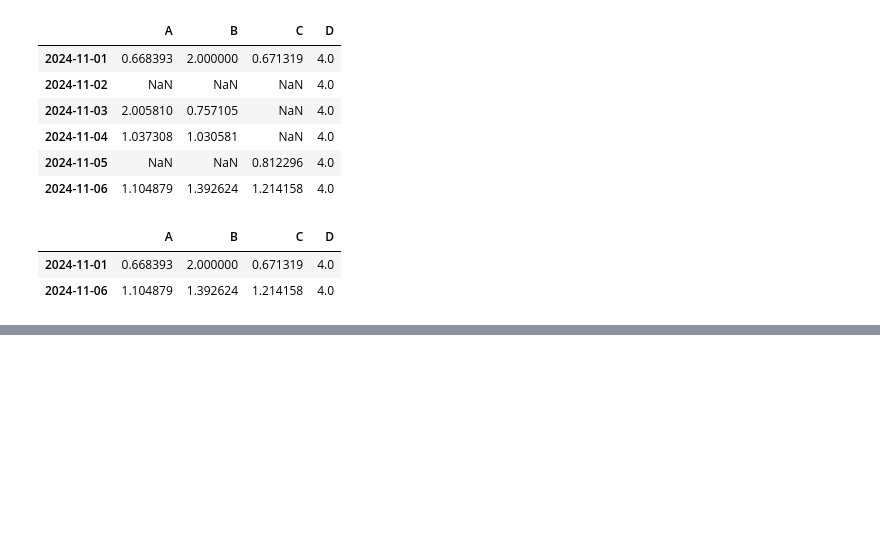
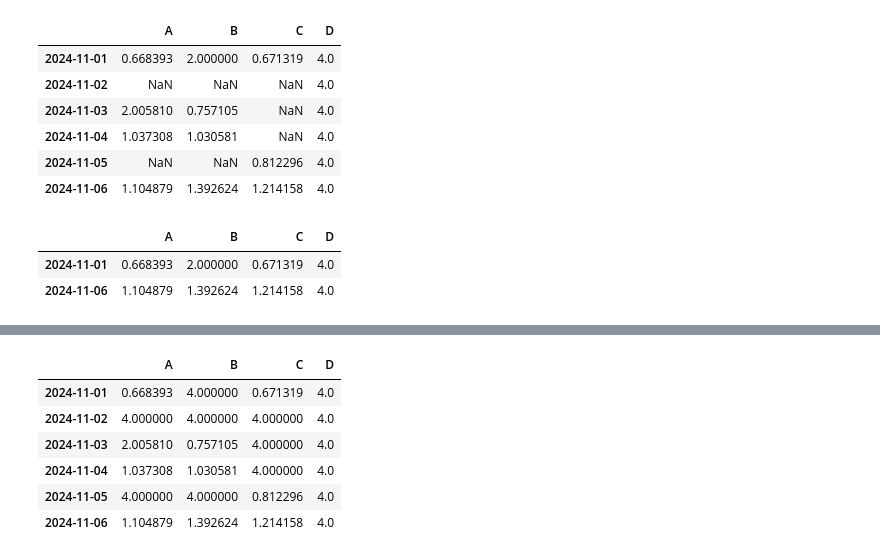
Before and after one commit to VenuVirparia/DAUP, a Jupyter notebook: lab_2.1.ipynb, the cells around one changed output, grey strips where cells are left out. Cells and saved outputs as stored; diff of their text form; code cells hidden in the pictures; blank space fills up the shorter version.

```diff
--- a/lab_2.1.ipynb
+++ b/lab_2.1.ipynb
@@ -420,0 +432,10 @@ df.dropna(how="any")
+# %%
+df.fillna(value=4)
+# %% [output]
+|  | A | B | C | D |
+| 2024-11-01 | 0.668393 | 4.000000 | 0.671319 | 4.0 |
+| 2024-11-02 | 4.000000 | 4.000000 | 4.000000 | 4.0 |
+| 2024-11-03 | 2.005810 | 0.757105 | 4.000000 | 4.0 |
+| 2024-11-04 | 1.037308 | 1.030581 | 4.000000 | 4.0 |
+| 2024-11-05 | 4.000000 | 4.000000 | 0.812296 | 4.0 |
+| 2024-11-06 | 1.104879 | 1.392624 | 1.214158 | 4.0 |
```
Also changed, not shown: parts of 1 cell of this notebook.
